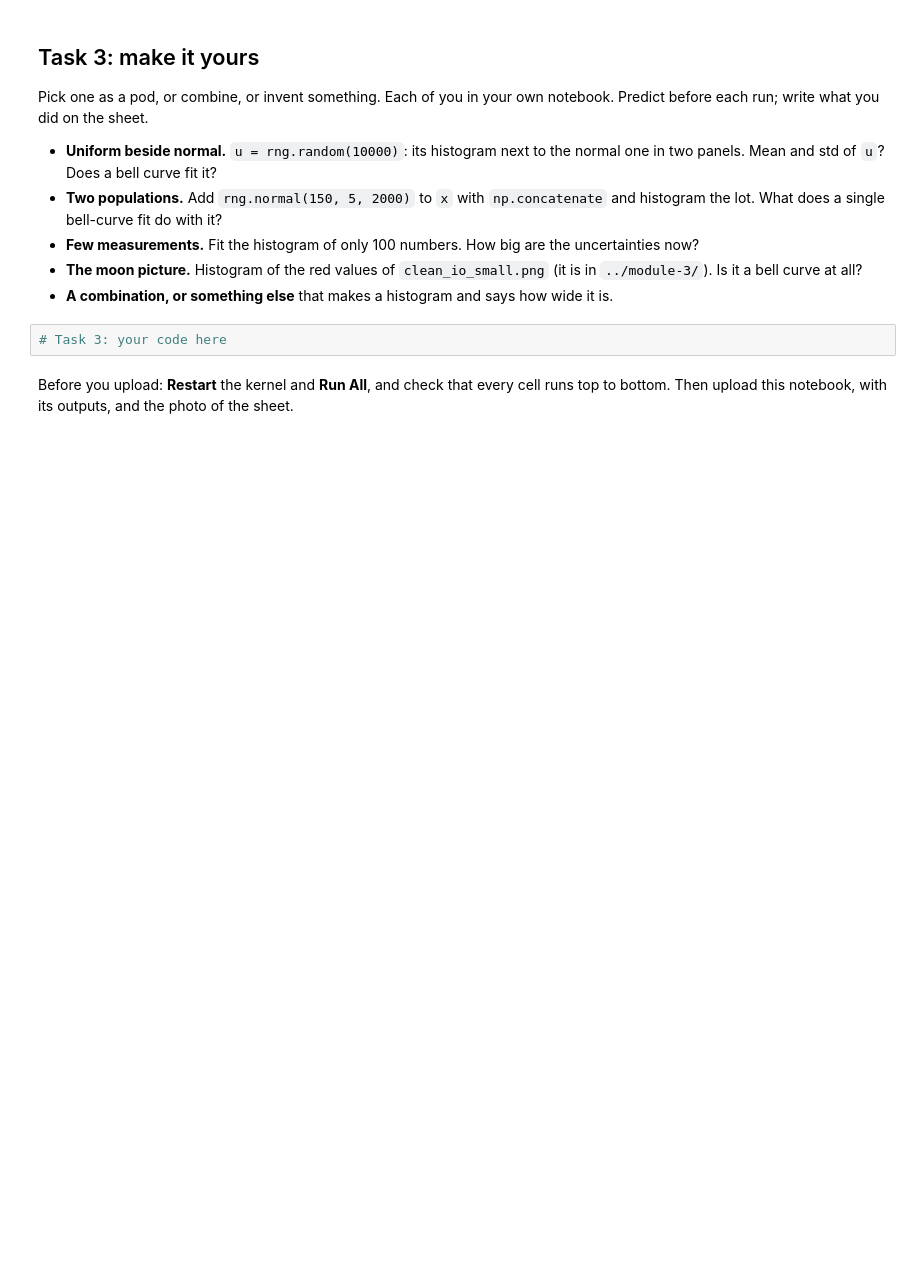
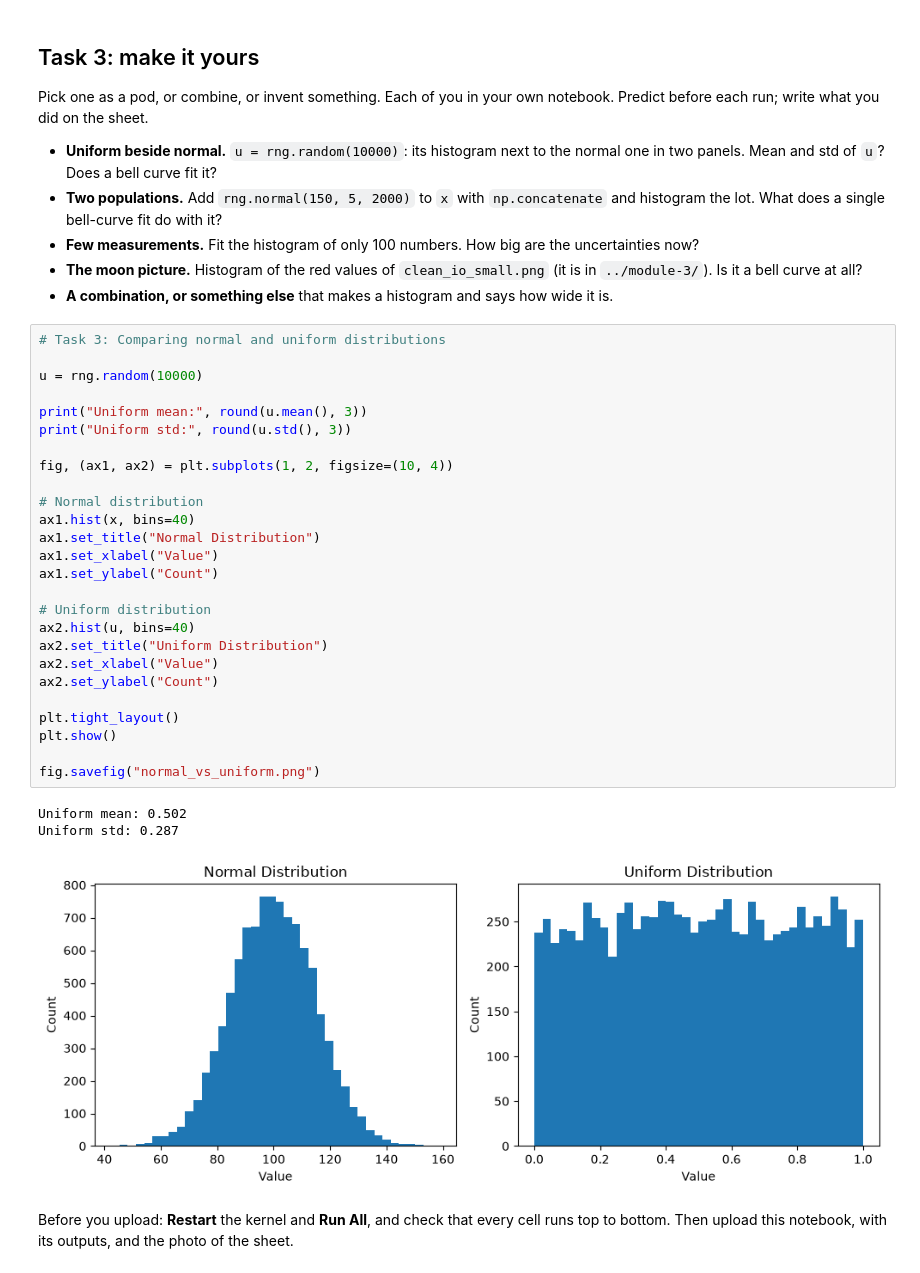
Before and after one commit to kyongdo/astr119-fall2026, a Jupyter notebook: module-4/distributions.ipynb, the cells around one changed output. Cells and saved outputs as stored; diff of their text form; blank space fills up the shorter version.

```diff
--- a/module-4/distributions.ipynb
+++ b/module-4/distributions.ipynb
@@ -126,7 +171,35 @@ Pick one as a pod, or combine, or invent something. Each of you in your own note
 - **Few measurements.** Fit the histogram of only 100 numbers. How big are the uncertainties now?
 - **The moon picture.** Histogram of the red values of `clean_io_small.png` (it is in `../module-3/`). Is it a bell curve at all?
 - **A combination, or something else** that makes a histogram and says how wide it is.
-# %%
-# Task 3: your code here
+# %%
+# Task 3: Comparing normal and uniform distributions
+
+u = rng.random(10000)
+
+print("Uniform mean:", round(u.mean(), 3))
+print("Uniform std:", round(u.std(), 3))
+
+fig, (ax1, ax2) = plt.subplots(1, 2, figsize=(10, 4))
+
+# Normal distribution
+ax1.hist(x, bins=40)
+ax1.set_title("Normal Distribution")
+ax1.set_xlabel("Value")
+ax1.set_ylabel("Count")
+
+# Uniform distribution
+ax2.hist(u, bins=40)
+ax2.set_title("Uniform Distribution")
+ax2.set_xlabel("Value")
+ax2.set_ylabel("Count")
+
+plt.tight_layout()
+plt.show()
+
+fig.savefig("normal_vs_uniform.png")
+# %% [output]
+Uniform mean: 0.502
+Uniform std: 0.287
+[figure, added]
 # %% [markdown]
 Before you upload: **Restart** the kernel and **Run All**, and check that every cell runs top to bottom. Then upload this notebook, with its outputs, and the photo of the sheet.
```
Also changed, not shown: parts of 12 cells of this notebook, 2 other files.
